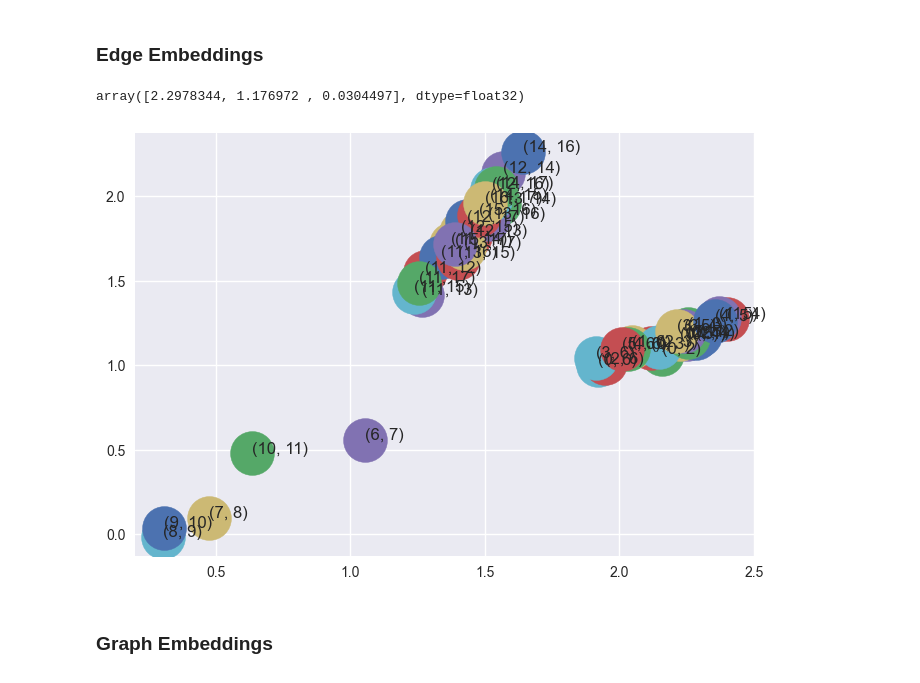
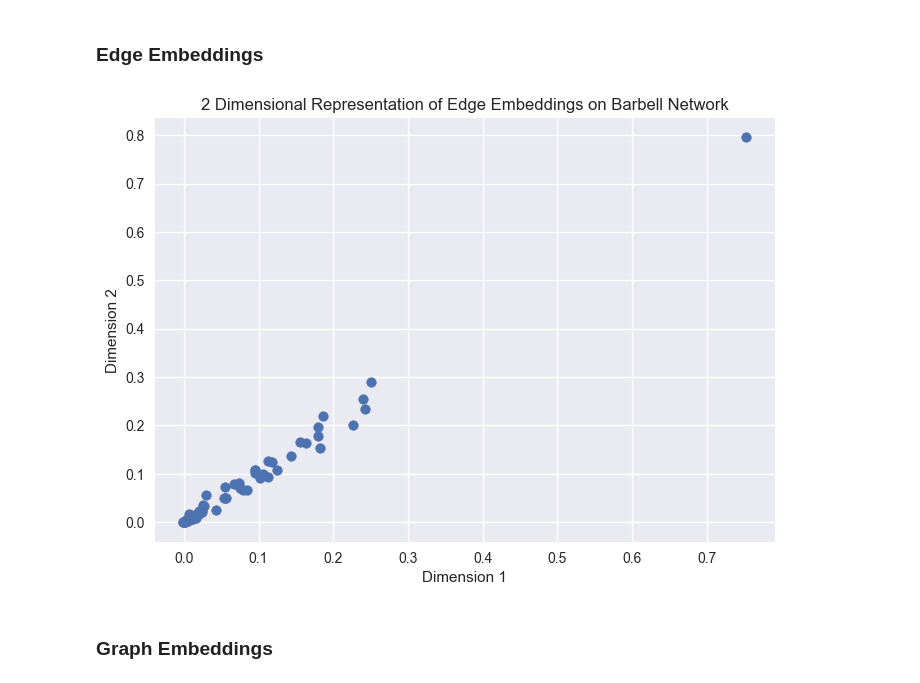
Before and after one commit to vatsal220/medium_articles, a Jupyter notebook: graph_embeddings/graph_emb.ipynb, the cells around one changed output. Saved outputs shown, nothing was run; the diff lists cells and outputs as text; code cells hidden in the pictures.

Commit message:
added edge embeddings

```diff
--- a/graph_embeddings/graph_emb.ipynb
+++ b/graph_embeddings/graph_emb.ipynb
@@ -62,18 +62,22 @@ plt.show()
 # %% [markdown]
 ### Edge Embeddings
-# %%
-edges_embs['1','2']
-# %% [output]
-array([2.2978344, 1.176972 , 0.0304497], dtype=float32)
-# %%
-edges_embs = HadamardEmbedder(keyed_vectors=mdl.wv)
-fig, ax = plt.subplots()
-for x in G.edges():
-    v = edges_embs[(str(x[0]), str(x[1]))]
-    ax.scatter(v[0],v[1], s=1000)
-    ax.annotate(str(x), (v[0],v[1]), fontsize=12)
-# %% [output]
-[figure, removed]
+# %%
+edges_embs = HadamardEmbedder(
+    keyed_vectors=mdl.wv
+)
+# %%
+coordinates = [
+    edges_embs[(str(x[0]), str(x[1]))] for x in G.edges()
+]
+# %%
+plt.clf()
+plt.scatter(coordinates[0], coordinates[1])
+plt.xlabel("Dimension 1")
+plt.ylabel("Dimension 2")
+plt.title("2 Dimensional Representation of Edge Embeddings on Barbell Network")
+plt.show()
+# %% [output]
+[figure, added]
 # %% [markdown]
 ### Graph Embeddings
 # %%
```
Also changed, not shown: parts of 1 cell of this notebook.
